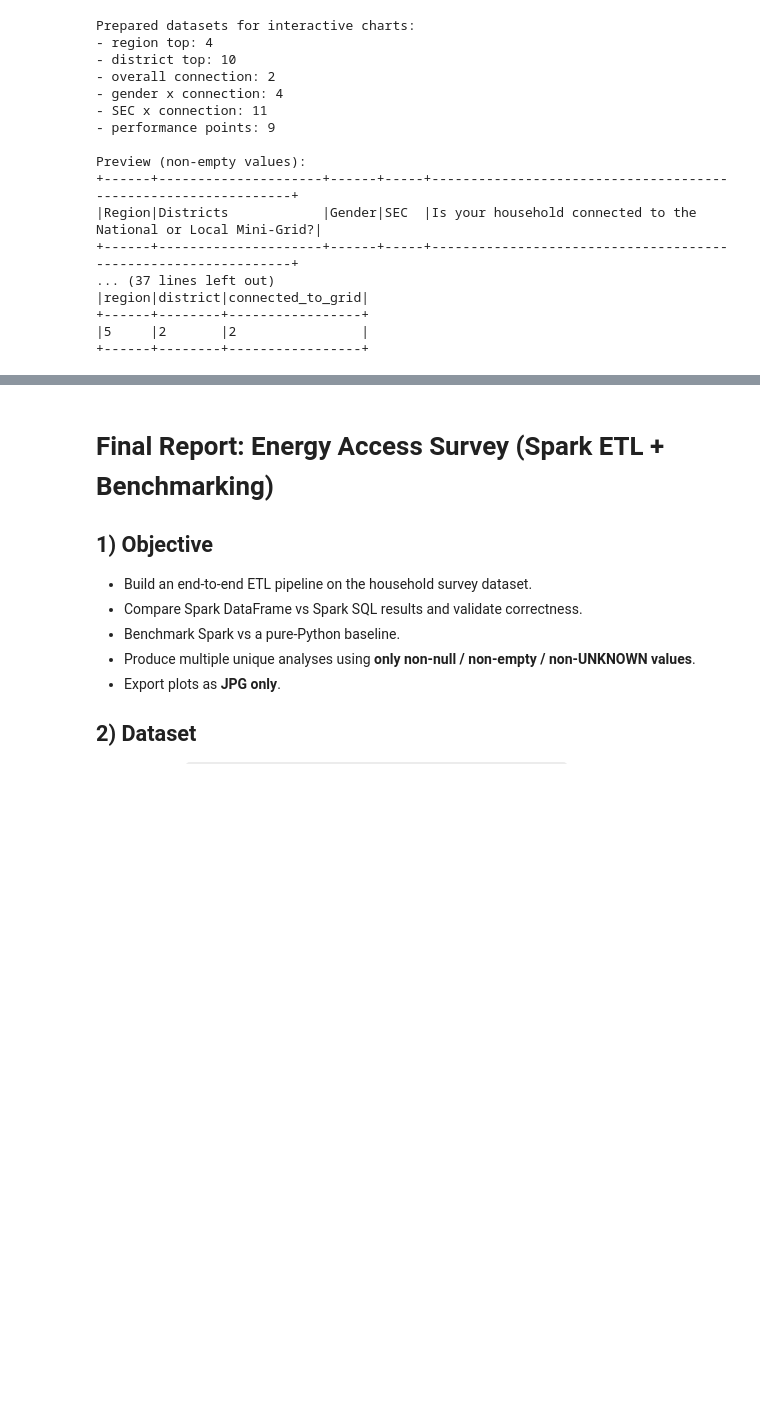
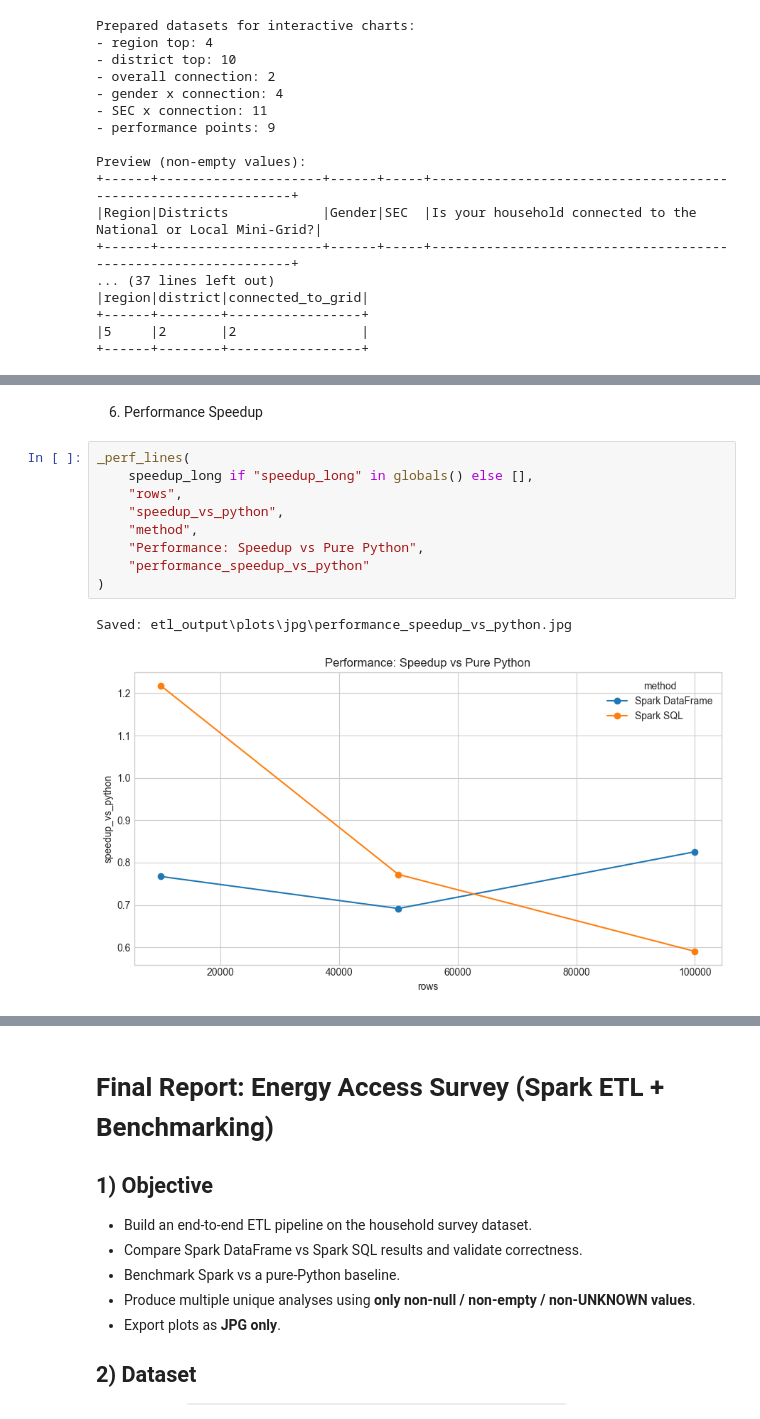
Before and after one commit to MariaYasmeen/PySpark-vs-Python-Performace-Analysis, a Jupyter notebook: energy_project.ipynb, the cells around one changed output, grey strips where cells are left out. Saved outputs shown, nothing was run; the diff lists cells and outputs as text; blank space fills up the shorter version.

```diff
--- a/energy_project.ipynb
+++ b/energy_project.ipynb
@@ -1308,0 +668,14 @@ Saved: etl_output\plots\jpg\performance_speedup_vs_python.jpg
+# %% [markdown]
+6. Performance Speedup
+# %%
+_perf_lines(
+    speedup_long if "speedup_long" in globals() else [],
+    "rows",
+    "speedup_vs_python",
+    "method",
+    "Performance: Speedup vs Pure Python",
+    "performance_speedup_vs_python"
+)
+# %% [output]
+Saved: etl_output\plots\jpg\performance_speedup_vs_python.jpg
+[figure, added]
```
Also changed, not shown: parts of 43 cells of this notebook.
